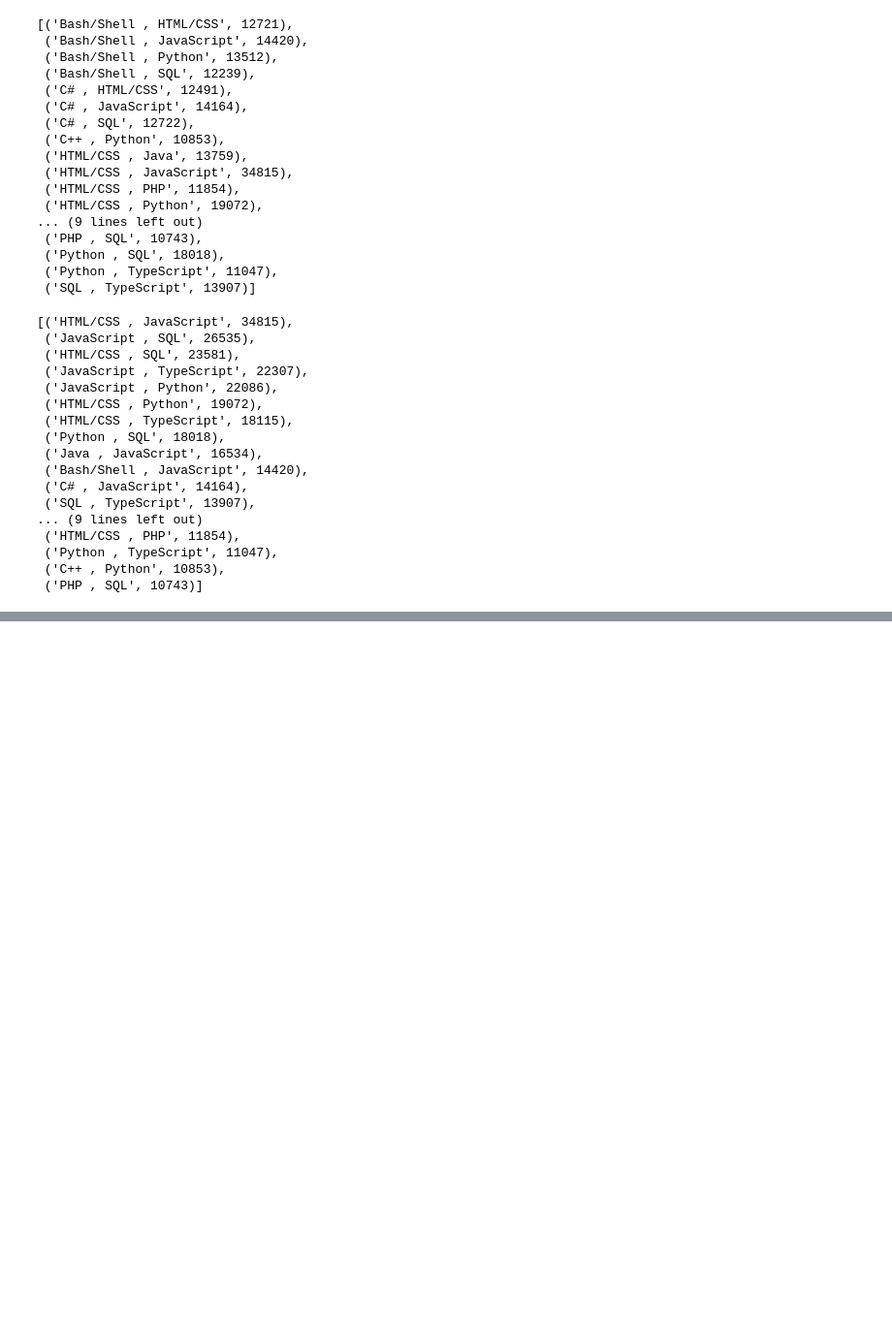
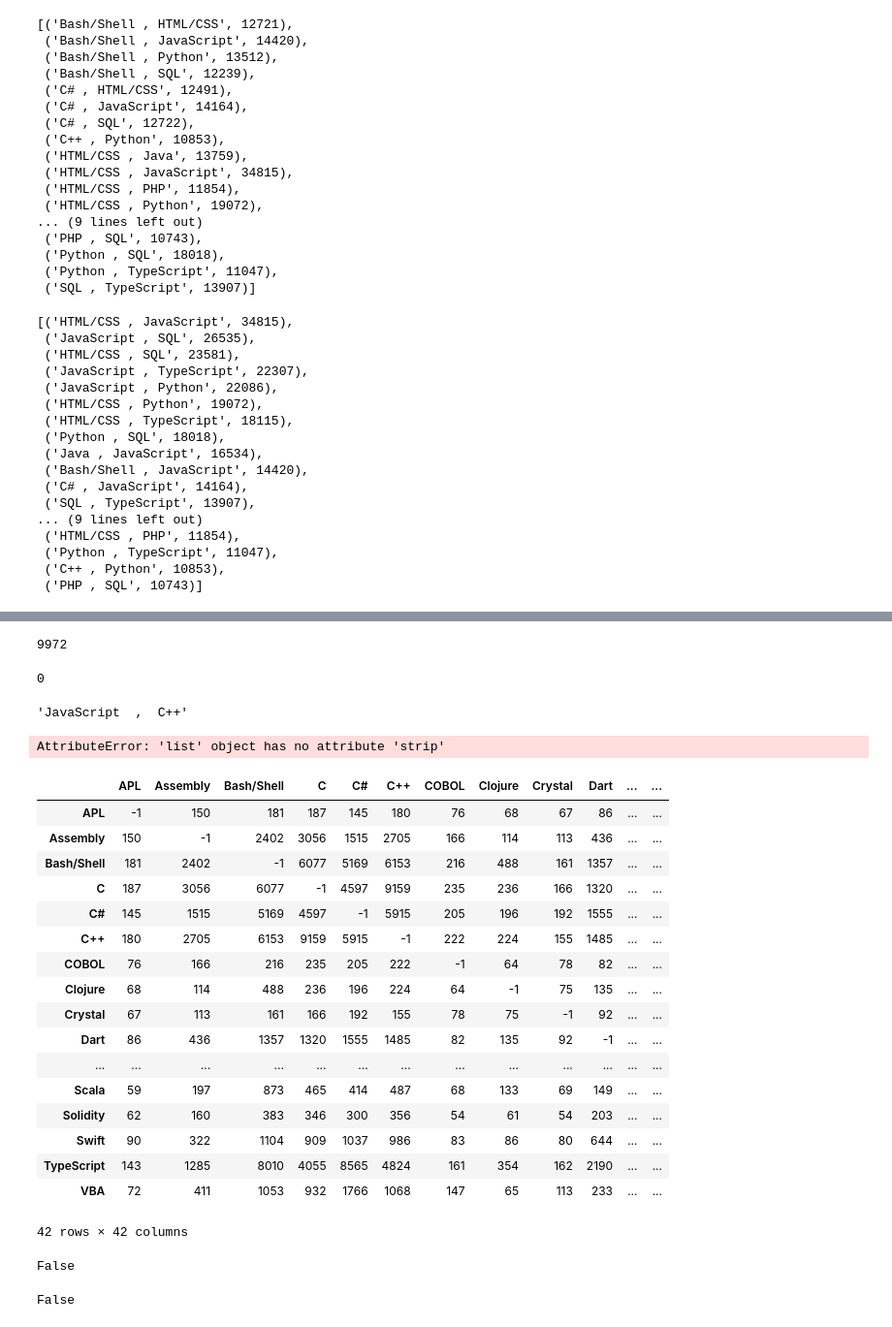
Before and after one commit to VictorSago/AWFinal5, a Jupyter notebook: scratch/tk_clustering.ipynb, the cells around one changed output, grey strips where cells are left out. Shown at 97% size. Saved outputs shown, nothing was run; the diff lists cells and outputs as text; code cells hidden in the pictures; blank space fills up the shorter version.

```diff
--- a/scratch/tk_clustering.ipynb
+++ b/scratch/tk_clustering.ipynb
@@ -161,0 +274,51 @@ sorted(output, key=lambda pair: pair[1], reverse=True)
+# %%
+all_pairs['JavaScript , C++']
+# %% [output]
+9972
+# %%
+l1 = 'JavaScript '
+l2 = ' C++'
+all_pairs[f'{l1} , {l2}']
+# %% [output]
+0
+# %%
+f'{l1} , {l2}'
+# %% [output]
+'JavaScript  ,  C++'
+# %%
+t_str = 'JavaScript , TypeScript'
+t_str.split(',').strip()
+# %% [output]
+AttributeError: 'list' object has no attribute 'strip'
+# %%
+for lang in all_langs:
+    lang_mat[lang][lang] = -1
+
+lang_mat
+# %% [output]
+|  | APL | Assembly | Bash/Shell | C | C# | C++ | COBOL | Clojure | Crystal | Dart | ... | ... |
+| APL | -1 | 150 | 181 | 187 | 145 | 180 | 76 | 68 | 67 | 86 | ... | ... |
+| Assembly | 150 | -1 | 2402 | 3056 | 1515 | 2705 | 166 | 114 | 113 | 436 | ... | ... |
+| Bash/Shell | 181 | 2402 | -1 | 6077 | 5169 | 6153 | 216 | 488 | 161 | 1357 | ... | ... |
+| C | 187 | 3056 | 6077 | -1 | 4597 | 9159 | 235 | 236 | 166 | 1320 | ... | ... |
+| C# | 145 | 1515 | 5169 | 4597 | -1 | 5915 | 205 | 196 | 192 | 1555 | ... | ... |
+| C++ | 180 | 2705 | 6153 | 9159 | 5915 | -1 | 222 | 224 | 155 | 1485 | ... | ... |
+| COBOL | 76 | 166 | 216 | 235 | 205 | 222 | -1 | 64 | 78 | 82 | ... | ... |
+| Clojure | 68 | 114 | 488 | 236 | 196 | 224 | 64 | -1 | 75 | 135 | ... | ... |
+| Crystal | 67 | 113 | 161 | 166 | 192 | 155 | 78 | 75 | -1 | 92 | ... | ... |
+| Dart | 86 | 436 | 1357 | 1320 | 1555 | 1485 | 82 | 135 | 92 | -1 | ... | ... |
+| ... | ... | ... | ... | ... | ... | ... | ... | ... | ... | ... | ... | ... |
+| Scala | 59 | 197 | 873 | 465 | 414 | 487 | 68 | 133 | 69 | 149 | ... | ... |
+| Solidity | 62 | 160 | 383 | 346 | 300 | 356 | 54 | 61 | 54 | 203 | ... | ... |
+| Swift | 90 | 322 | 1104 | 909 | 1037 | 986 | 83 | 86 | 80 | 644 | ... | ... |
+| TypeScript | 143 | 1285 | 8010 | 4055 | 8565 | 4824 | 161 | 354 | 162 | 2190 | ... | ... |
+| VBA | 72 | 411 | 1053 | 932 | 1766 | 1068 | 147 | 65 | 113 | 233 | ... | ... |
+42 rows × 42 columns
+# %%
+lang_mat.isnull().values.any()
+# %% [output]
+False
+# %%
+lang_mat.isna().values.any()
+# %% [output]
+False
```
Also changed, not shown: parts of 8 cells of this notebook, 5 other files.
